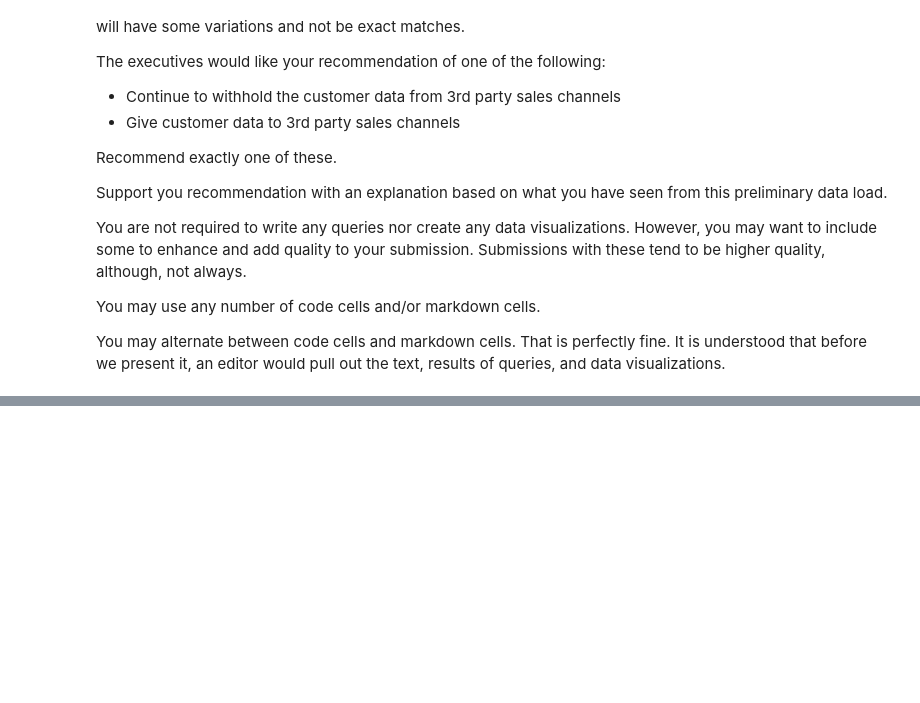
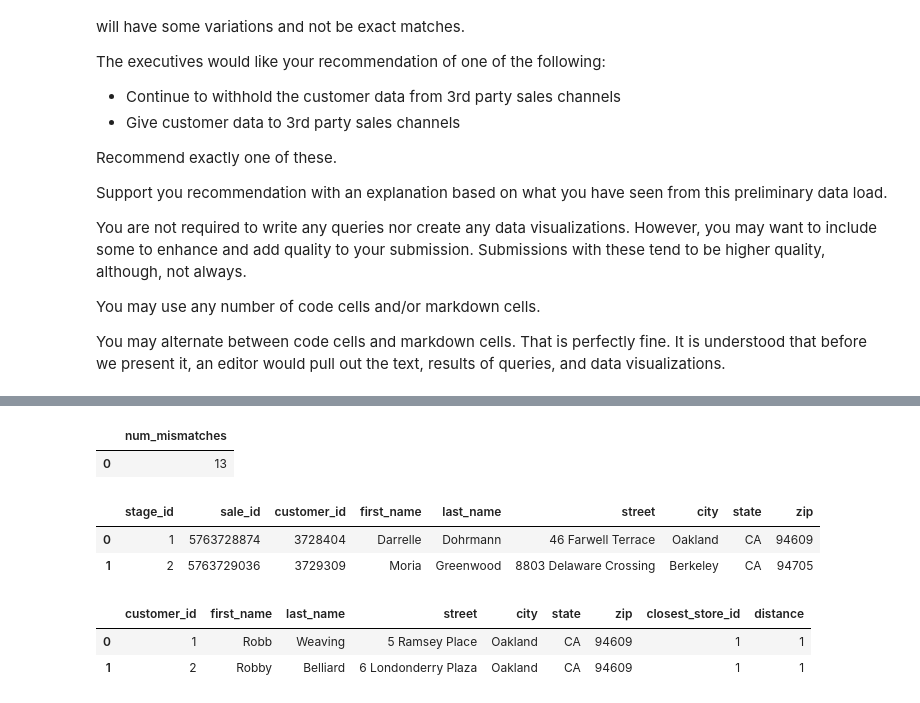
Before and after one commit to scabanela-ischool/Data_Engineering_Proj2_Tracking_User_Activity, a Jupyter notebook: project_2_5.ipynb, the cells around one changed output, grey strips where cells are left out. Cells and saved outputs as stored; diff of their text form; code cells hidden in the pictures; blank space fills up the shorter version.

```diff
--- a/project_2_5.ipynb
+++ b/project_2_5.ipynb
@@ -206,0 +361,51 @@ You may alternate between code cells and markdown cells.  That is perfectly fine
+# %%
+rollback_before_flag = True
+rollback_after_flag = True
+
+query  = """
+
+select count(*) as num_mismatches
+from stage_1_peak_customers
+where (first_name, last_name, street, city, state, zip) not in
+    (select first_name, last_name, street, city, state, zip
+    from customers)
+
+"""
+
+my_select_query_pandas(query, rollback_before_flag, rollback_after_flag)
+# %% [output]
+|  | num_mismatches |
+| 0 | 13 |
+# %%
+rollback_before_flag = True
+rollback_after_flag = True
+
+query  = """
+
+select *
+from stage_1_peak_customers
+limit 2
+"""
+
+my_select_query_pandas(query, rollback_before_flag, rollback_after_flag)
+# %% [output]
+|  | stage_id | sale_id | customer_id | first_name | last_name | street | city | state | zip |
+| 0 | 1 | 5763728874 | 3728404 | Darrelle | Dohrmann | 46 Farwell Terrace | Oakland | CA | 94609 |
+| 1 | 2 | 5763729036 | 3729309 | Moria | Greenwood | 8803 Delaware Crossing | Berkeley | CA | 94705 |
+# %%
+rollback_before_flag = True
+rollback_after_flag = True
+
+query  = """
+
+select *
+from customers
+limit 2
+
+"""
+
+my_select_query_pandas(query, rollback_before_flag, rollback_after_flag)
+# %% [output]
+|  | customer_id | first_name | last_name | street | city | state | zip | closest_store_id | distance |
+| 0 | 1 | Robb | Weaving | 5 Ramsey Place | Oakland | CA | 94609 | 1 | 1 |
+| 1 | 2 | Robby | Belliard | 6 Londonderry Plaza | Oakland | CA | 94609 | 1 | 1 |
```
Also changed, not shown: parts of 15 cells of this notebook.
